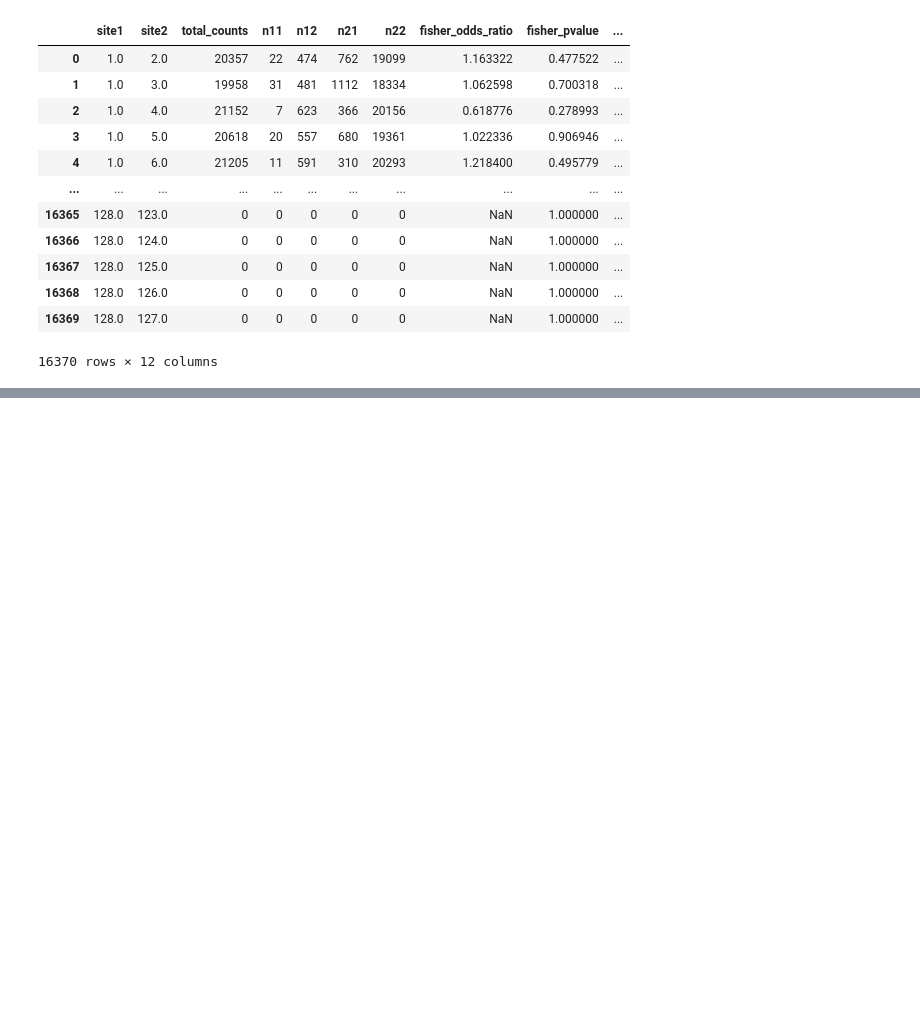
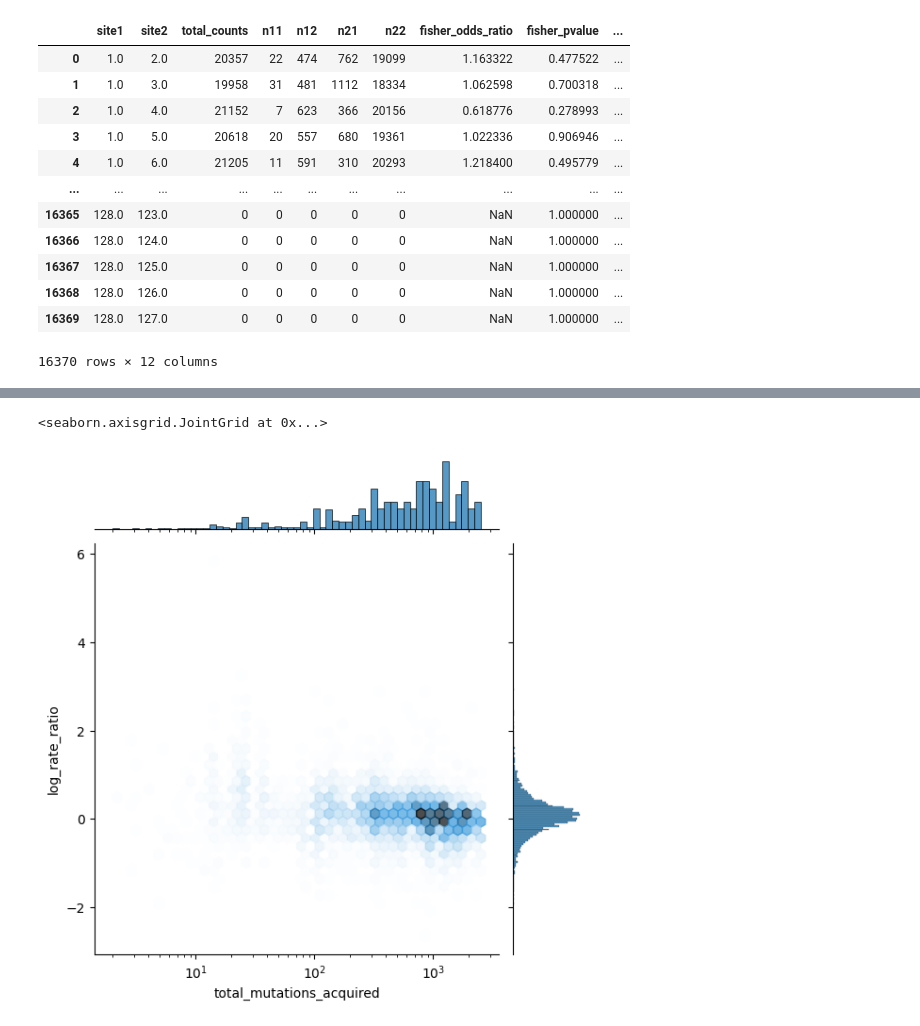
Before and after one commit to matsengrp/dasm-epistasis-experiments, a Jupyter notebook: counts_based_correlation.ipynb, the cells around one changed output, grey strips where cells are left out. Cells and saved outputs as stored; diff of their text form; code cells hidden in the pictures; blank space fills up the shorter version.

```diff
--- a/counts_based_correlation.ipynb
+++ b/counts_based_correlation.ipynb
@@ -3064,0 +3092,5 @@ pd.merge(results_df, results_df.rename(columns={'site1':'site2', 'site2':'site1'
+# %%
+sns.jointplot(data=results_df, x='total_mutations_acquired', y='log_rate_ratio', alpha=0.7, kind='hex', xscale='log')
+# %% [output]
+<seaborn.axisgrid.JointGrid at 0x...>
+[figure, added]
```
Also changed, not shown: parts of 19 cells of this notebook.
